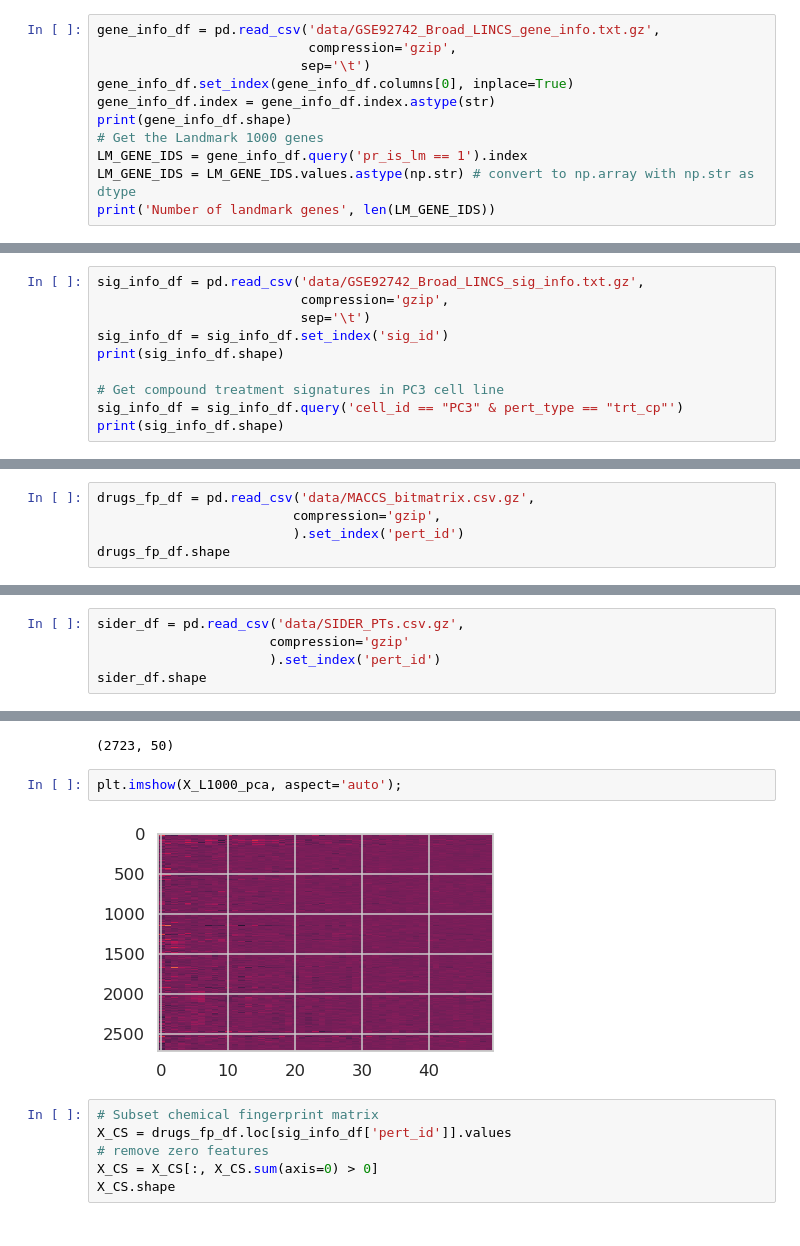
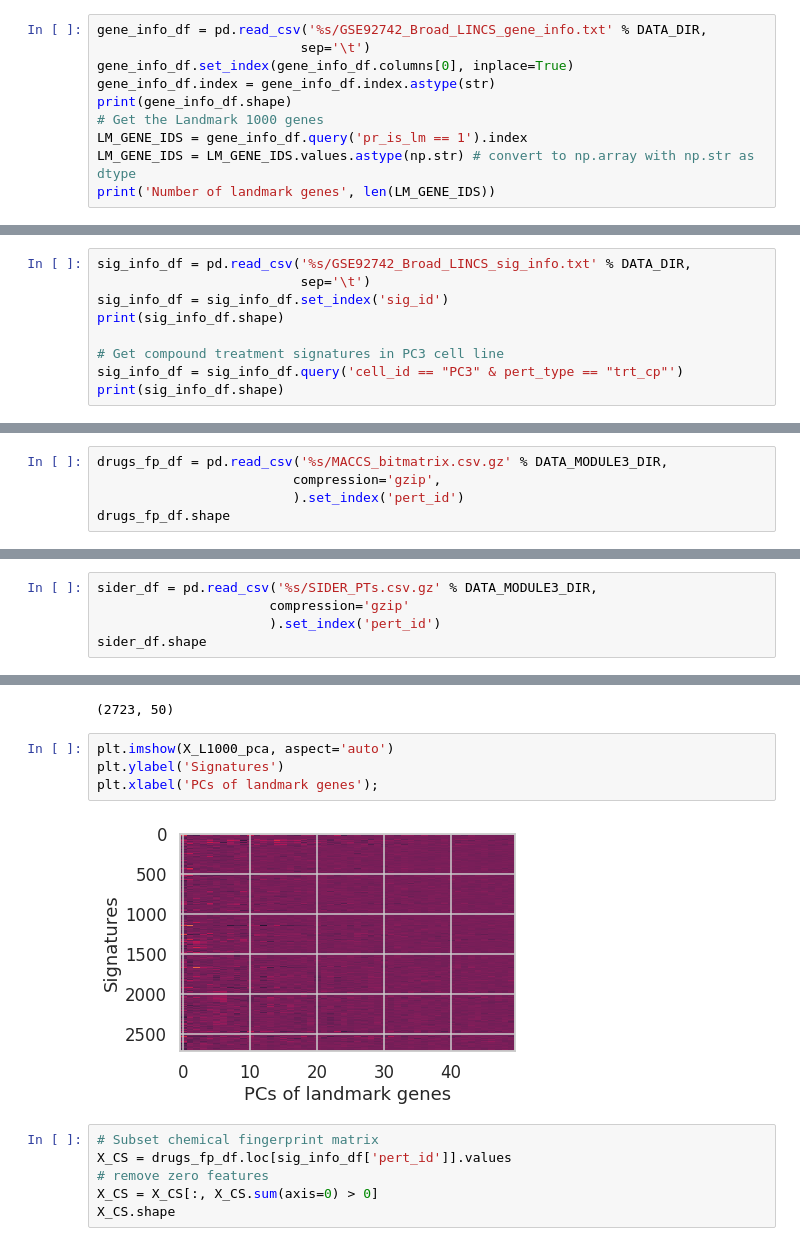
Before and after one commit to MaayanLab/cmap_workshop_2018, a Jupyter notebook: Predict_ADRs_with_L1000_signatures.ipynb, the cells around one changed output, grey strips where cells are left out. Cells and saved outputs as stored; diff of their text form.

```diff
--- a/Predict_ADRs_with_L1000_signatures.ipynb
+++ b/Predict_ADRs_with_L1000_signatures.ipynb
@@ -54,6 +59,5 @@ gctx5 = h5py.File('data/GSE92742_Broad_LINCS_Level5_COMPZ.MODZ_n473647x12328.gct
 # %%
-gene_info_df = pd.read_csv('data/GSE92742_Broad_LINCS_gene_info.txt.gz',
-                           compression='gzip',
+gene_info_df = pd.read_csv('%s/GSE92742_Broad_LINCS_gene_info.txt' % DATA_DIR,
                           sep='\t')
 gene_info_df.set_index(gene_info_df.columns[0], inplace=True)
 gene_info_df.index = gene_info_df.index.astype(str)
@@ -66,8 +70,7 @@ print('Number of landmark genes', len(LM_GENE_IDS))
 (12328, 4)
 Number of landmark genes 978
 # %%
-sig_info_df = pd.read_csv('data/GSE92742_Broad_LINCS_sig_info.txt.gz',
-                          compression='gzip',
+sig_info_df = pd.read_csv('%s/GSE92742_Broad_LINCS_sig_info.txt' % DATA_DIR,
                           sep='\t')
 sig_info_df = sig_info_df.set_index('sig_id')
 print(sig_info_df.shape)
@@ -97,7 +100,7 @@ dtype: int64
 # %% [markdown]
 ## 1.2. Load chemical fingerprints for drugs/compounds
 # %%
-drugs_fp_df = pd.read_csv('data/MACCS_bitmatrix.csv.gz',
+drugs_fp_df = pd.read_csv('%s/MACCS_bitmatrix.csv.gz' % DATA_MODULE3_DIR,
                          compression='gzip',
                          ).set_index('pert_id')
 drugs_fp_df.shape
@@ -117,7 +120,7 @@ drugs_fp_df.head()
 # %% [markdown]
 ## 1.3. Load drug-ADR connections from SIDER
 # %%
-sider_df = pd.read_csv('data/SIDER_PTs.csv.gz',
+sider_df = pd.read_csv('%s/SIDER_PTs.csv.gz' % DATA_MODULE3_DIR,
                       compression='gzip'
                       ).set_index('pert_id')
 sider_df.shape
@@ -179,9 +203,11 @@ X_L1000_pca.shape
 # %% [output]
 (2723, 50)
 # %%
-plt.imshow(X_L1000_pca, aspect='auto');
+plt.imshow(X_L1000_pca, aspect='auto')
+plt.ylabel('Signatures')
+plt.xlabel('PCs of landmark genes');
 # %% [output]
-[figure, old version]
+[figure, new version]
 # %%
 # Subset chemical fingerprint matrix
 X_CS = drugs_fp_df.loc[sig_info_df['pert_id']].values
```
Also changed, not shown: parts of 25 cells of this notebook.
